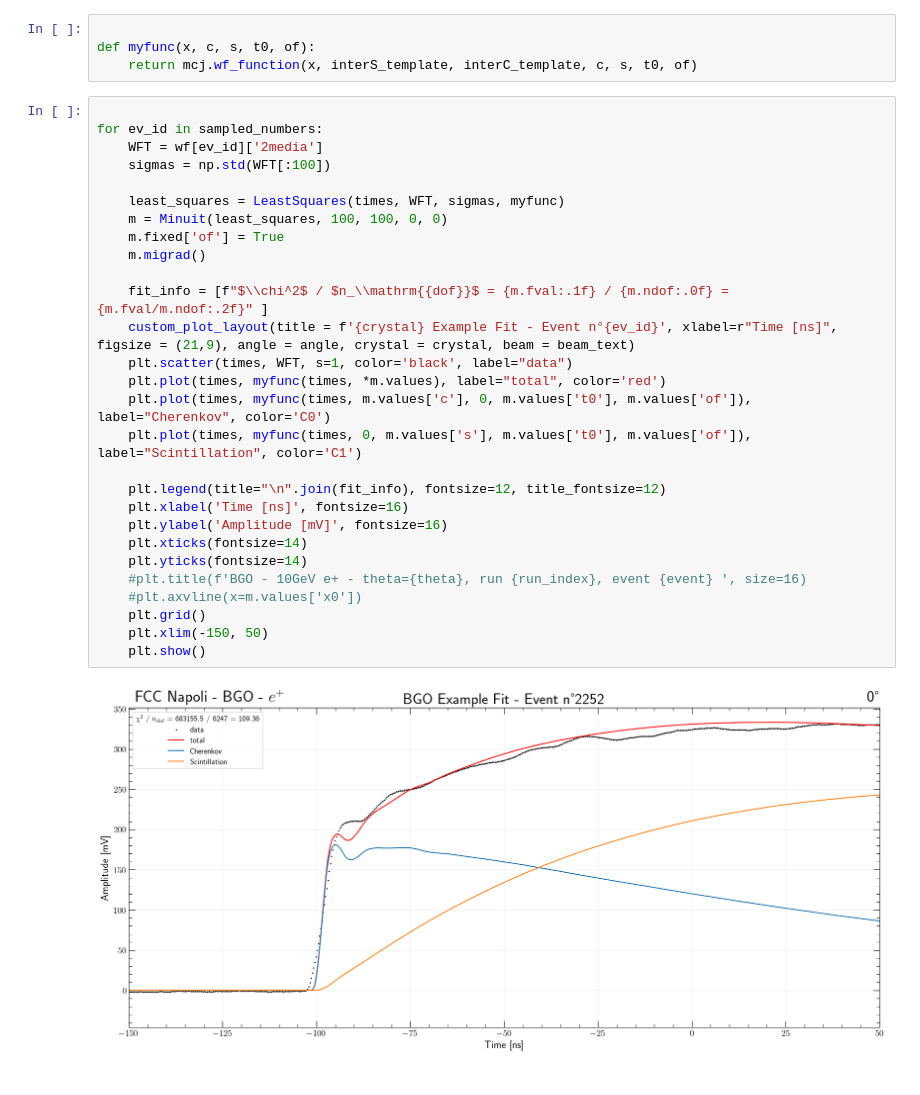
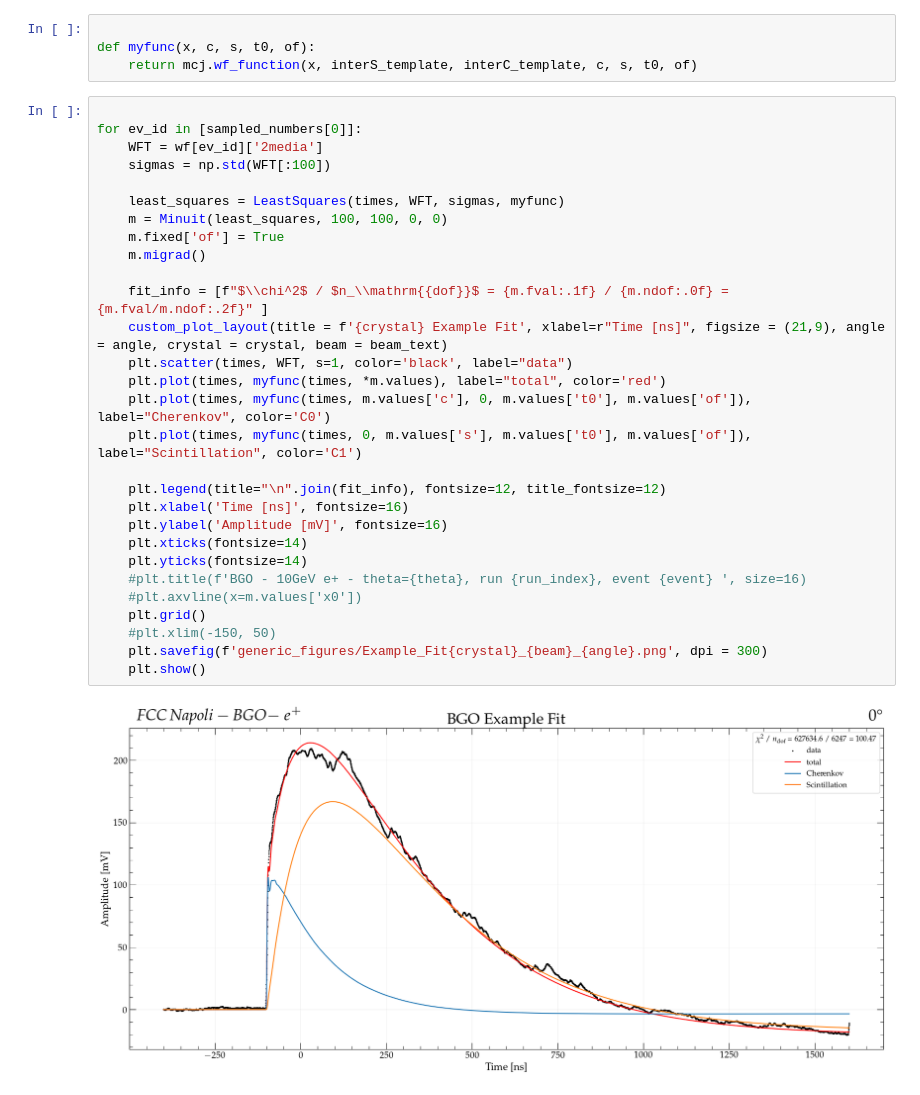
Before and after one commit to FCCNA/fcc-testbeam_analysis, a Jupyter notebook: CherenkovYieldFit.ipynb, the cells around one changed output. Saved outputs shown, nothing was run; the diff lists cells and outputs as text.

```diff
--- a/CherenkovYieldFit.ipynb
+++ b/CherenkovYieldFit.ipynb
@@ -135,31 +137,32 @@ def myfunc(x, c, s, t0, of):
     return mcj.wf_function(x, interS_template, interC_template, c, s, t0, of)
 # %%
 
-for ev_id in sampled_numbers:
+for ev_id in [sampled_numbers[0]]:
     WFT = wf[ev_id]['2media']
     sigmas = np.std(WFT[:100])
 
     least_squares = LeastSquares(times, WFT, sigmas, myfunc)
     m = Minuit(least_squares, 100, 100, 0, 0)
     m.fixed['of'] = True
     m.migrad()
 
     fit_info = [f"$\\chi^2$ / $n_\\mathrm{{dof}}$ = {m.fval:.1f} / {m.ndof:.0f} = {m.fval/m.ndof:.2f}" ]
-    custom_plot_layout(title = f'{crystal} Example Fit - Event n°{ev_id}', xlabel=r"Time [ns]", figsize = (21,9), angle = angle, crystal = crystal, beam = beam_text)
+    custom_plot_layout(title = f'{crystal} Example Fit', xlabel=r"Time [ns]", figsize = (21,9), angle = angle, crystal = crystal, beam = beam_text)
     plt.scatter(times, WFT, s=1, color='black', label="data")
     plt.plot(times, myfunc(times, *m.values), label="total", color='red')
     plt.plot(times, myfunc(times, m.values['c'], 0, m.values['t0'], m.values['of']), label="Cherenkov", color='C0')
     plt.plot(times, myfunc(times, 0, m.values['s'], m.values['t0'], m.values['of']), label="Scintillation", color='C1')
 
     plt.legend(title="\n".join(fit_info), fontsize=12, title_fontsize=12)
     plt.xlabel('Time [ns]', fontsize=16)
     plt.ylabel('Amplitude [mV]', fontsize=16)
     plt.xticks(fontsize=14)
     plt.yticks(fontsize=14)
     #plt.title(f'BGO - 10GeV e+ - theta={theta}, run {run_index}, event {event} ', size=16)
     #plt.axvline(x=m.values['x0'])
     plt.grid()
-    plt.xlim(-150, 50)
+    #plt.xlim(-150, 50)
+    plt.savefig(f'generic_figures/Example_Fit{crystal}_{beam}_{angle}.png', dpi = 300)
     plt.show()
 # %% [output]
-[figure, old version]
+[figure, new version]
```
Also changed, not shown: parts of 4 cells of this notebook, 1 other file.
